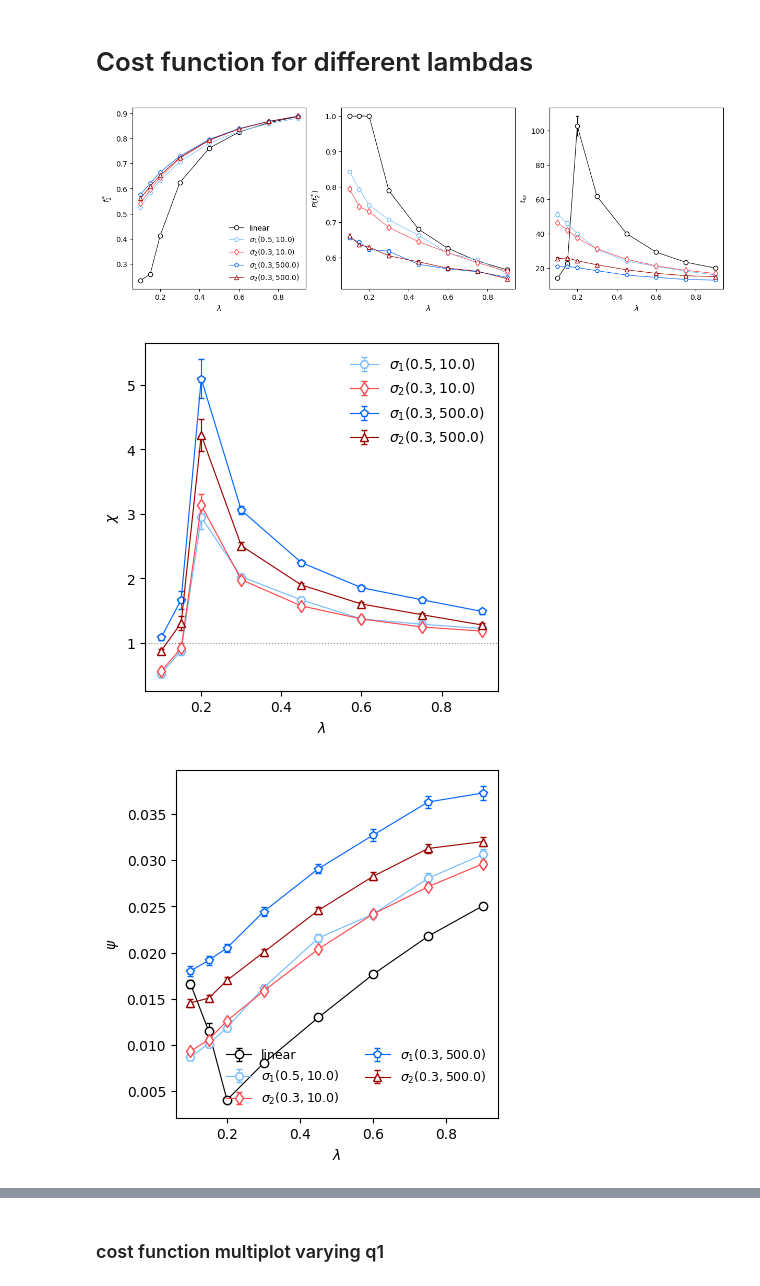
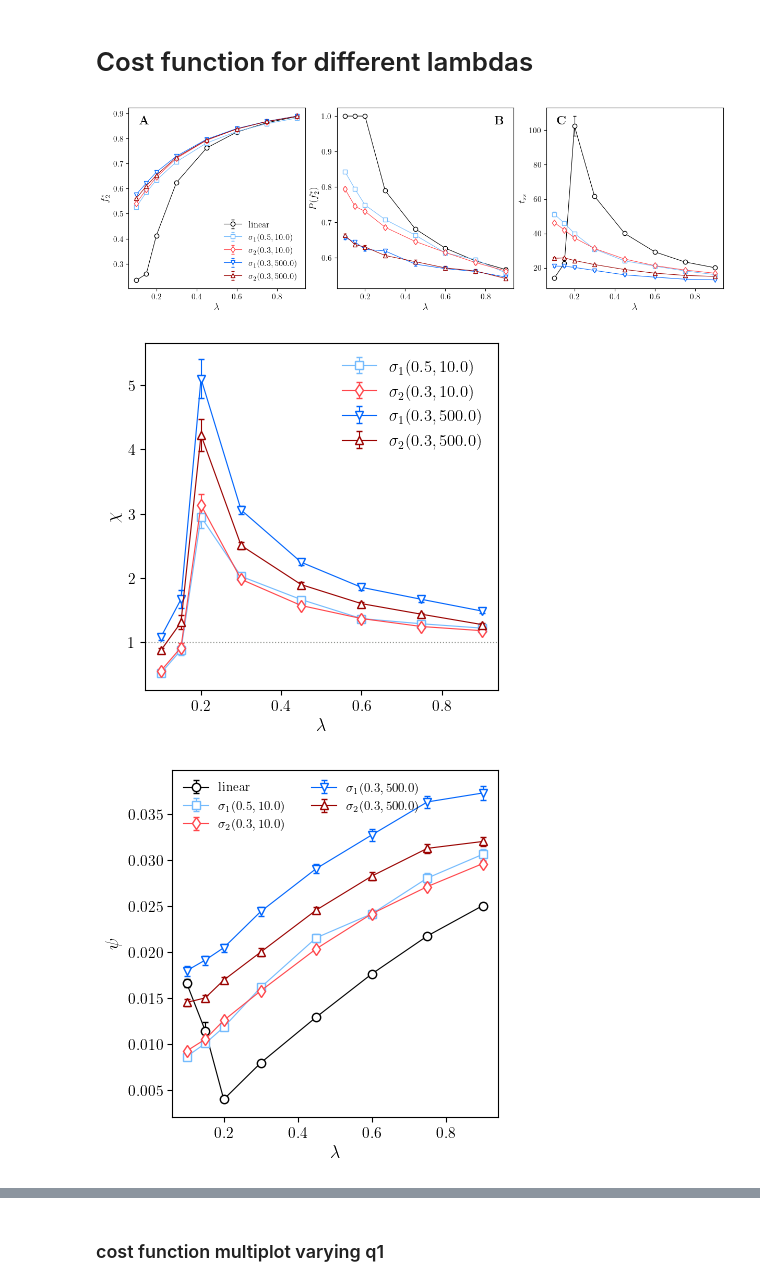
Before and after one commit to dmarchp/TFM_code, a Jupyter notebook: gillespie_sim_ci/cost_function.ipynb, the cells around one changed output, grey strips where cells are left out. Saved outputs shown, nothing was run; the diff lists cells and outputs as text; code cells hidden in the pictures.

```diff
--- a/gillespie_sim_ci/cost_function.ipynb
+++ b/gillespie_sim_ci/cost_function.ipynb
@@ -293,10 +295,16 @@ figProd, axProd = plt.subplots(1,1, figsize=(4,4), constrained_layout=True)
 figQ, axQ = plt.subplots(1,1, figsize=(4,4), constrained_layout=True)
 x = 1
 
-costFuncData = getCostFuncData([0.1, 0.1], [9.0, 10.0])
+ci_kwargs_list = [(0, ), (1, 0.5, 10.0), (2, 0.3, 10.0), (1, 0.3, 500.0), (2, 0.3, 500.0)]
+pis, qs, N, ic = [0.1, 0.1], [9.0, 10.0], 1000, 'N'
+costFuncData, ls = getCostFuncData(pis, qs)
 
 forPaper = False
 saveFig = False
+
+forPaper = True
+saveFig = True
+
 if forPaper:
     latexFont(titlesize=11, ticklabelssize=11, labelsize=13, legendsize=12)
     format = 'pdf'
@@ -329,12 +337,12 @@ ebars = True
 jitterer = np.linspace(-0.0,0.0, len(ci_kwargs_list))
 # ci_kwargs_list = [(0, ), (1, 0.3, 10.0), (2, 0.3, 10.0), (1, 0.3, 500.0), (2, 0.3, 500.0)]
 color_seq = ['k', 'xkcd:sky blue', 'xkcd:light red', 'xkcd:bright blue', 'xkcd:deep red']
-marker_seq = ['o', 'H', 'd', 'p', '^']
+marker_seq = ['o', 's', 'd', 'v', '^']
 if ebars:
     for ci_kwargs, cilabel, c, m, jit in zip(ci_kwargs_list, species, color_seq, marker_seq, jitterer):
         # ebars are very small for f2winVal; for them to not be seen in the legend let's simply plot
-        # ax[0].errorbar(ls+jit, costFuncData[tuple(ci_kwargs)]['f2winVal'], costFuncData[tuple(ci_kwargs)]['f2winValerr'], lw=0.8, marker=m, color=c, mfc='w', label=cilabel, capsize=2.0)
-        ax[0].plot(ls+jit, costFuncData[tuple(ci_kwargs)]['f2winVal'], lw=0.8, marker=m, color=c, mfc='w', label=cilabel)
+        ax[0].errorbar(ls+jit, costFuncData[tuple(ci_kwargs)]['f2winVal'], costFuncData[tuple(ci_kwargs)]['f2winValerr'], lw=0.8, marker=m, color=c, mfc='w', label=cilabel, capsize=2.0)
+        # ax[0].plot(ls+jit, costFuncData[tuple(ci_kwargs)]['f2winVal'], lw=0.8, marker=m, color=c, mfc='w', label=cilabel)
         ax[1].errorbar(ls+jit, costFuncData[tuple(ci_kwargs)]['probf2winVal'], costFuncData[tuple(ci_kwargs)]['probf2winValerr'], lw=0.8, marker=m, color=c, mfc='w', capsize=2.0)
         ax[2].errorbar(ls+jit, costFuncData[tuple(ci_kwargs)]['tss'], costFuncData[tuple(ci_kwargs)]['tsserr'], lw=0.8, marker=m, color=c, mfc='w', capsize=2.0)
         # product of f2* and prob(f2*)
@@ -354,33 +362,39 @@ axProd.legend(frameon=False, fontsize=9, ncol=2)
 # add no cross inhibition data...
 # ax[0].plot(ls, costFuncData_lci0['f2winVal'], lw=0.9, marker='o', mfc='w', color='k', alpha=0.8, label='No CI')
 # ax[1].plot(ls, costFuncData_lci0['probf2winVal'], lw=0.9, marker='o', mfc='w', color='k', alpha=0.8)
 # ax[2].plot(ls, costFuncData_lci0['tss'], lw=0.9, marker='o', mfc='w', color='k', alpha=0.8)
 
 
 # lets call the cost function with the greek letter psi, and the ratio with chi
 # jitterer = np.linspace(-0.01,0.01, len(ci_kwargs_list[1:]))
 jitterer = np.linspace(-0.0,0.0, len(ci_kwargs_list[1:]))
 psiLin, psiLinerr = np.array(costFuncData[(0, )]['CF']), np.array(costFuncData[(0, )]['CFerr'])
 for i,(ci_kwargs,cilabel,c,m,jit) in enumerate(zip(ci_kwargs_list[1:],species[1:],color_seq[1:],marker_seq[1:], jitterer)):
     psiCI, psiCIerr = np.array(costFuncData[tuple(ci_kwargs)]['CF']), np.array(costFuncData[tuple(ci_kwargs)]['CFerr'])
     chi = psiCI/psiLin
     chierr = (1/psiLin)*np.sqrt(psiCIerr**2 + (chi*psiLinerr)**2)
     if ebars:
         axCF.errorbar(ls+jit, chi, chierr, marker=m, mfc='w', color=c, capsize=2.0, lw=0.8, label=cilabel) # to use the standard color sequence: color=f'C{i+1}',
     else:
         axCF.plot(ls, chi, marker=m, mfc='w', color=c, lw=0.8)
 
 axCF.axhline(1.0, 0, 1, ls=':', lw=0.8, color='xkcd:grey')
 axCF.legend(frameon=False)
 
+ax[0].text(0.06,0.91, r'$\textbf{A}$', fontsize=17, transform=ax[0].transAxes)
+ax[1].text(0.89,0.91, r'$\textbf{B}$', fontsize=17, transform=ax[1].transAxes)
+ax[2].text(0.06,0.91, r'$\textbf{C}$', fontsize=17, transform=ax[2].transAxes)
 
+# ci_kwargs_chain = '_'.join([str(cikw) for cikw in ci_kwargs])
+pichain = '_'.join([str(pi) for pi in pis])
+qchain = '_'.join([str(q) for q in qs])
 altLabel = '_ALT' if ci_kwargs_list[1][1] != ci_kwargs_list[2][1] else ''
 
 if saveFig:
     fig.savefig(f'cost_func_data_pis_{pichain}_qs_{qchain}_lci_{lci}_N_{N}_ic_{ic}_sig12_dif_a_x0_{ci_kwargs_list[1][1]}{altLabel}.{format}')
     figCF.savefig(f'chi_pis_{pichain}_qs_{qchain}_lci_{lci}_N_{N}_ic_{ic}_sig12_dif_a_x0_{ci_kwargs_list[2][1]}{altLabel}.{format}')
     figProd.savefig(f'psi_pis_{pichain}_qs_{qchain}_lci_{lci}_N_{N}_ic_{ic}_sig12_dif_a_x0_{ci_kwargs_list[1][1]}{altLabel}.png')
 # %% [output]
-[figure, old version]
+[figure, new version]
-[figure, old version]
+[figure, new version]
-[figure, old version]
+[figure, new version]
```
Also changed, not shown: parts of 4 cells of this notebook, 8 other files.
